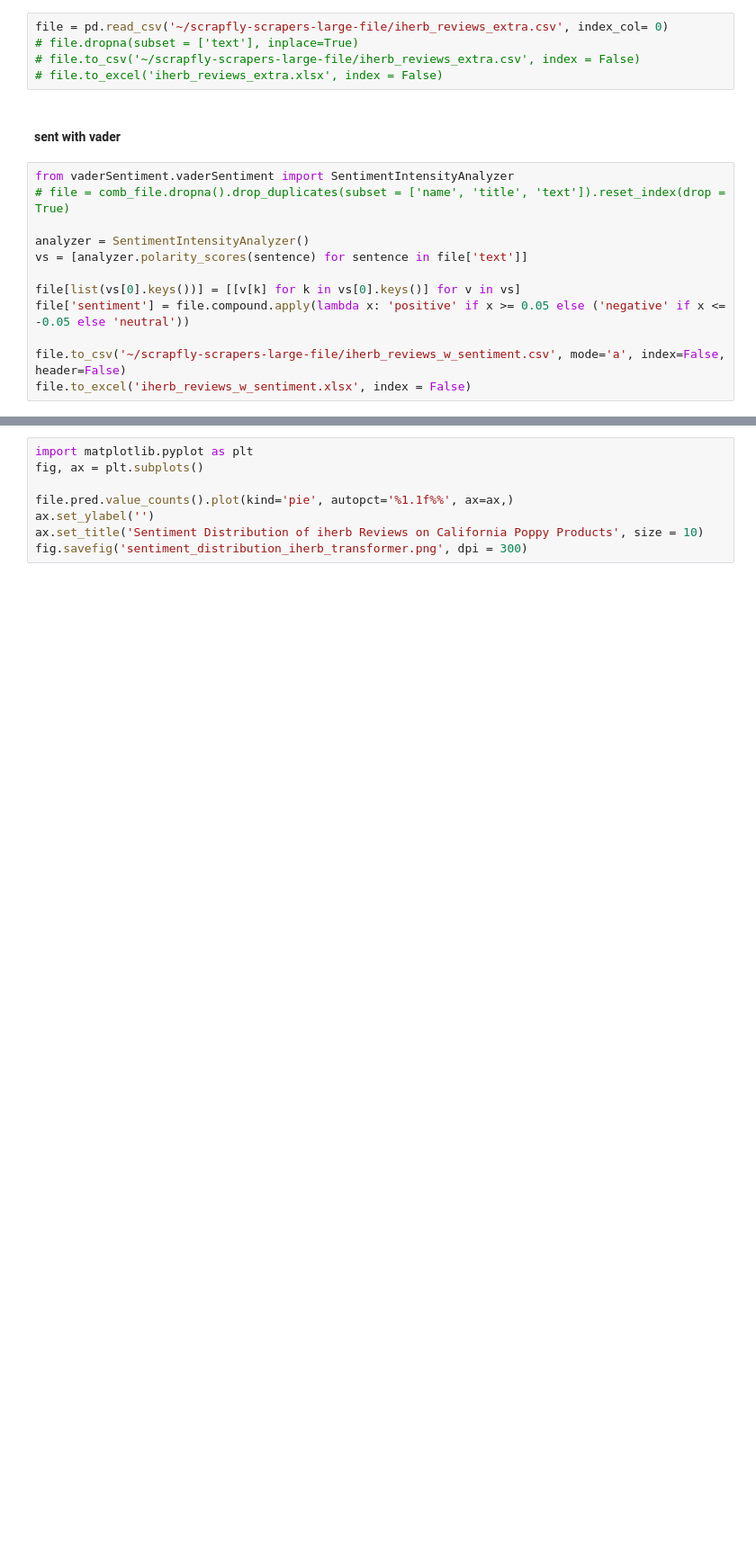
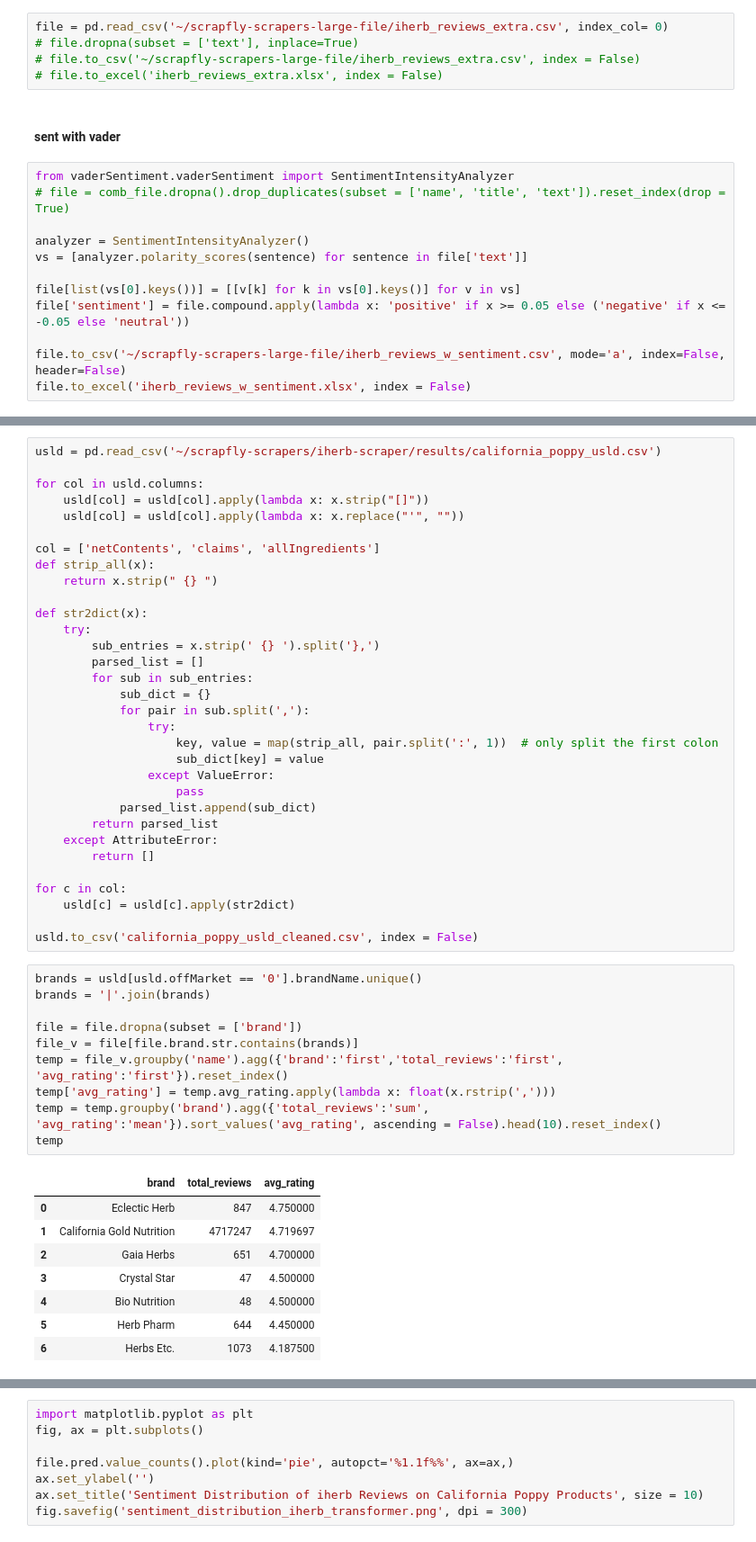
Before and after one commit to TLI2958/scrapfly-scrapers, a Jupyter notebook: etsy-scraper/results/read_res.ipynb, the cells around one changed output, grey strips where cells are left out. Shown at 90% size. Cells and saved outputs as stored; diff of their text form; blank space fills up the shorter version.

```diff
--- a/etsy-scraper/results/read_res.ipynb
+++ b/etsy-scraper/results/read_res.ipynb
@@ -1146,0 +1186,51 @@ file[file.brand == 'Apex'].url
+# %%
+usld = pd.read_csv('~/scrapfly-scrapers/iherb-scraper/results/california_poppy_usld.csv')
+
+for col in usld.columns:
+    usld[col] = usld[col].apply(lambda x: x.strip("[]"))
+    usld[col] = usld[col].apply(lambda x: x.replace("'", ""))
+
+col = ['netContents', 'claims', 'allIngredients']
+def strip_all(x):
+    return x.strip(" {} ")
+
+def str2dict(x):
+    try:
+        sub_entries = x.strip(' {} ').split('},')
+        parsed_list = []
+        for sub in sub_entries:
+            sub_dict = {}
+            for pair in sub.split(','):
+                try:
+                    key, value = map(strip_all, pair.split(':', 1))  # only split the first colon
+                    sub_dict[key] = value
+                except ValueError:
+                    pass
+            parsed_list.append(sub_dict)
+        return parsed_list
+    except AttributeError:
+        return []
+
+for c in col:
+    usld[c] = usld[c].apply(str2dict)
+
+usld.to_csv('california_poppy_usld_cleaned.csv', index = False)
+# %%
+brands = usld[usld.offMarket == '0'].brandName.unique()
+brands = '|'.join(brands)
+
+file = file.dropna(subset = ['brand'])
+file_v = file[file.brand.str.contains(brands)]
+temp = file_v.groupby('name').agg({'brand':'first','total_reviews':'first', 'avg_rating':'first'}).reset_index()
+temp['avg_rating'] = temp.avg_rating.apply(lambda x: float(x.rstrip(',')))
+temp = temp.groupby('brand').agg({'total_reviews':'sum', 'avg_rating':'mean'}).sort_values('avg_rating', ascending = False).head(10).reset_index()
+temp
+# %% [output]
+|  | brand | total_reviews | avg_rating |
+| 0 | Eclectic Herb | 847 | 4.750000 |
+| 1 | California Gold Nutrition | 4717247 | 4.719697 |
+| 2 | Gaia Herbs | 651 | 4.700000 |
+| 3 | Crystal Star | 47 | 4.500000 |
+| 4 | Bio Nutrition | 48 | 4.500000 |
+| 5 | Herb Pharm | 644 | 4.450000 |
+| 6 | Herbs Etc. | 1073 | 4.187500 |
```
Also changed, not shown: parts of 12 cells of this notebook.
